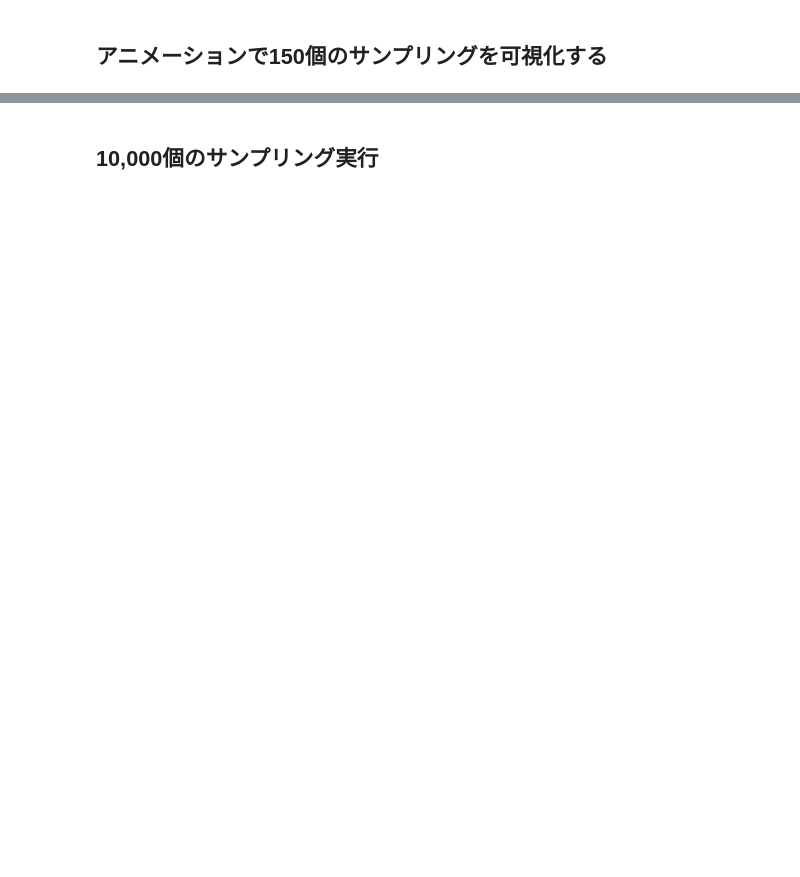
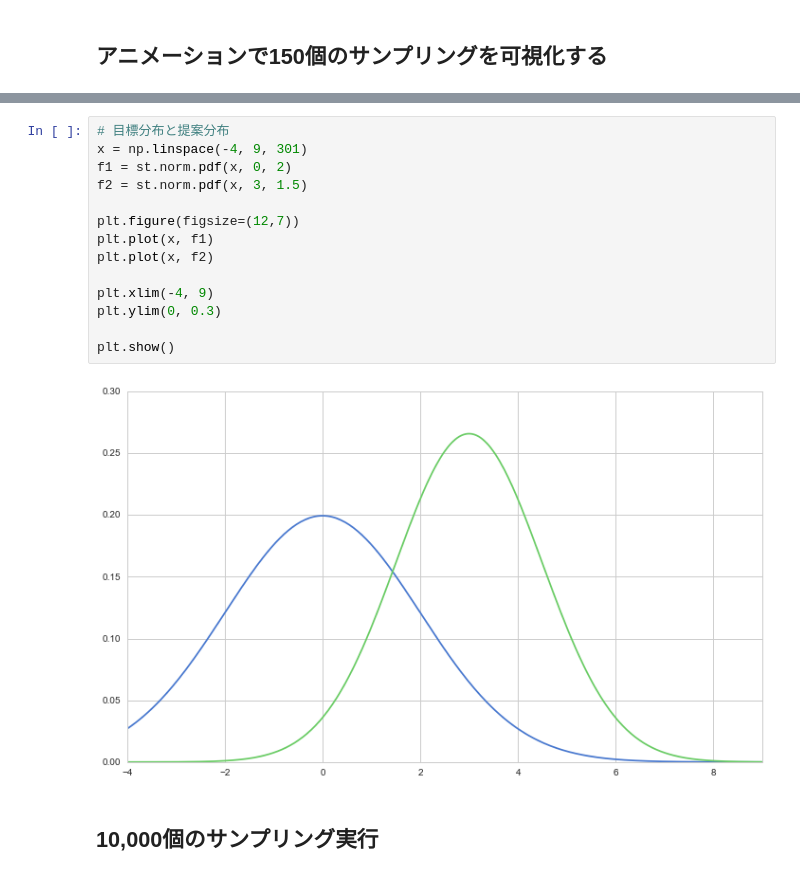
Before and after one commit to matsuken92/Qiita_Contents, a Jupyter notebook: Bayes_chap_04/metropolis-multi-normal.ipynb, the cells around one changed output, grey strips where cells are left out. Drawn from its saved outputs; the diff is of its cells as text; blank space fills up the shorter version.

```diff
--- a/Bayes_chap_04/metropolis-multi-normal.ipynb
+++ b/Bayes_chap_04/metropolis-multi-normal.ipynb
@@ -96,3 +213,19 @@ norm
+# %%
+# 目標分布と提案分布
+x = np.linspace(-4, 9, 301)
+f1 = st.norm.pdf(x, 0, 2)
+f2 = st.norm.pdf(x, 3, 1.5)
+
+plt.figure(figsize=(12,7))
+plt.plot(x, f1)
+plt.plot(x, f2)
+
+plt.xlim(-4, 9)
+plt.ylim(0, 0.3)
+
+plt.show()
+# %% [output]
+[figure, added]
 # %% [markdown]
 ## 10,000個のサンプリング実行
 # %%
```
Also changed, not shown: parts of 12 cells of this notebook.
